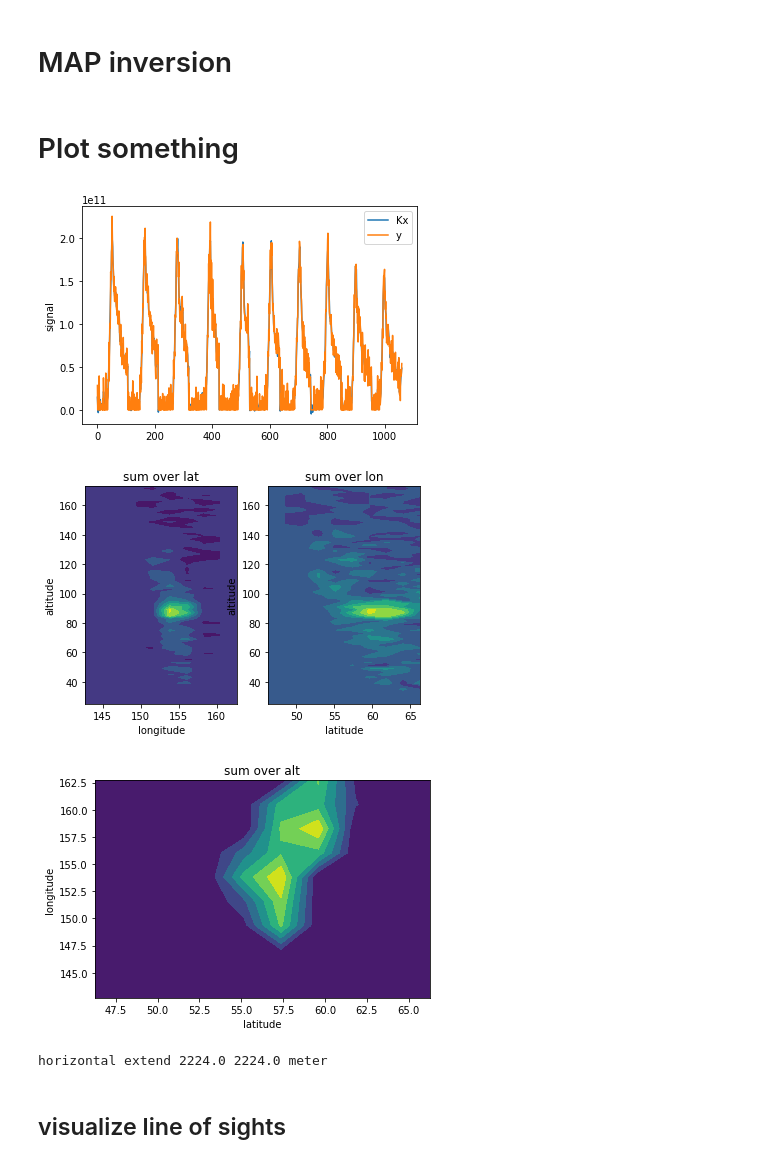
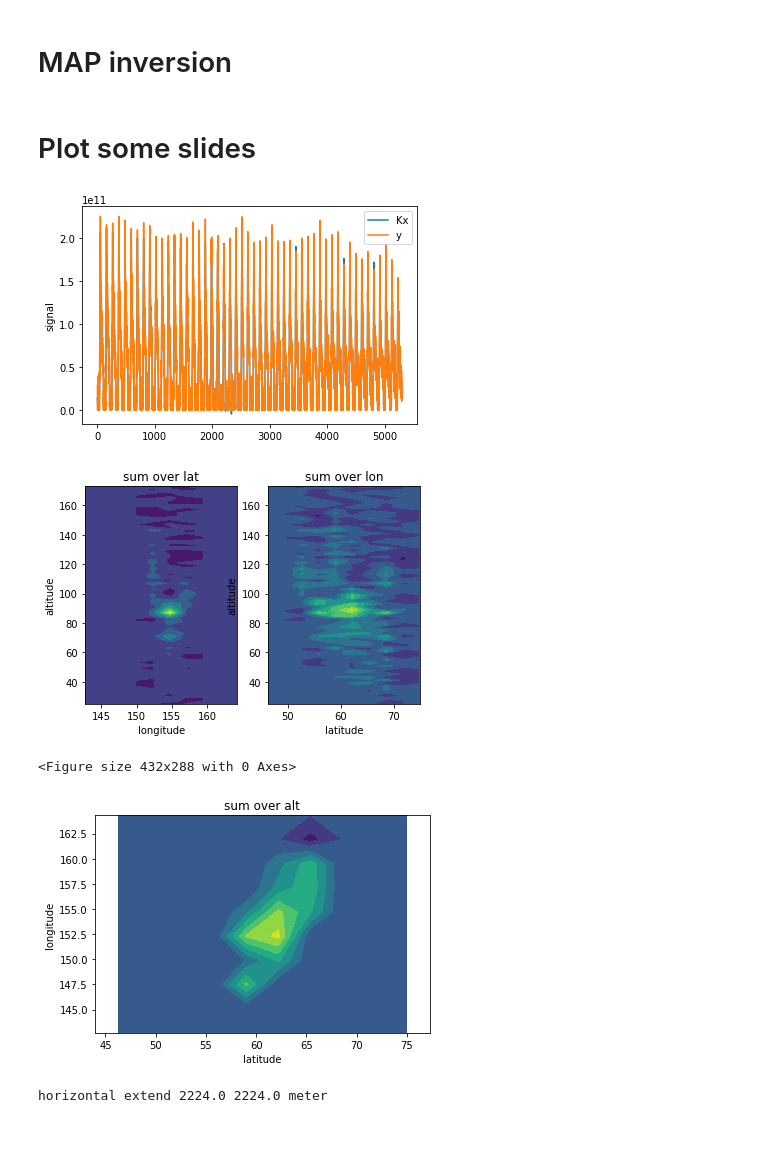
Before and after one commit to Anqi-Li/iris, a Jupyter notebook: notebooks/IRIS Tomography.ipynb, the cells around one changed output. Saved outputs shown, nothing was run; the diff lists cells and outputs as text; code cells hidden in the pictures; blank space fills up the shorter version.

```diff
--- a/notebooks/IRIS Tomography.ipynb
+++ b/notebooks/IRIS Tomography.ipynb
@@ -74,16 +76,16 @@ tan_alt = xr.DataArray(tan_alt, coords=(date, pixel),
 # build jacobian for the chosen images and pixels
 # %%
 #====choose mesurements
-im_lst = np.arange(280,330,5)
+im_lst = np.arange(280,330)
 pix_lst = np.arange(22,128)
 #num of rows of jacobian
 row_len = len(im_lst) * len(pix_lst)
 
 #====define the bin edges (atmosphere grid)
 edges_lat = np.linspace(tan_lat.isel(date=im_lst).min()-10,
-                        tan_lat.isel(date=im_lst).min()+10, 10)
+                        tan_lat.isel(date=im_lst).max()+10, 10)
 edges_lon = np.linspace(tan_lon.isel(date=im_lst).min()-10,
-                        tan_lon.isel(date=im_lst).min()+10, 10)
+                        tan_lon.isel(date=im_lst).max()+10, 10)
 edges_alt = np.arange(25e3, 175e3, 2e3)
 edges = edges_lat, edges_lon, edges_alt
 #num of columns of jacobian
@@ -98,6 +100,7 @@ K_row_idx = []
 K_col_idx = []
 K_value = []
 dll = dl * np.ones(nop) #temp
+all_los_lat, all_los_lon, all_los_alt = [], [], []
 
 measurement_id = 0
 for image in im_lst:#range(im_start, im_end):
@@ -106,6 +109,9 @@ for image in im_lst:#range(im_start, im_end):
     lx, ly, lz = los_points_fix_dl(sc_look[image], sc_pos[image], dl=dl, nop=nop)
     #====convert xyz to lat lon alt for all points
     los_lat, los_lon, los_alt = ecef2lla(lx, ly, lz)
+    all_los_lat.append(los_lat)
+    all_los_lon.append(los_lon)
+    all_los_alt.append(los_alt)
 
     #====build K
     for pix in pix_lst:#range(pix_start, pix_end):
@@ -116,6 +122,7 @@ for image in im_lst:#range(im_start, im_end):
         K_value.append(pathlength)
         measurement_id += 1
 
+
 K_row_idx = np.concatenate(K_row_idx).astype('int')
 K_col_idx = np.concatenate(K_col_idx).astype('int')
 K_value = np.concatenate(K_value) # in meter
@@ -140,7 +227,7 @@ result = x_hat.reshape(len(edges_lat)+1, len(edges_lon)+1, len(edges_alt)+1)
 result = xr.DataArray(result[:-1,:-1,:-1], coords=(edges_lat, edges_lon, edges_alt),
                       dims=('lat', 'lon', 'alt')) #temp
 # %% [markdown]
-# Plot something
+# Plot some slides
 # %%
 %matplotlib inline
 #====check residual
@@ -148,43 +235,43 @@ plt.figure()
 plt.plot(K_coo.dot(x_hat), label='Kx')
 plt.plot(y, label='y')
 plt.ylabel('signal')
 plt.legend()
 plt.show()
 
 #====contour plot
 plt.figure()
 
 plt.subplot(121)
 plt.contourf(edges_lon, edges_alt*1e-3, result.sum(axis=0).T)
 plt.xlabel('longitude')
 plt.ylabel('altitude')
 plt.title('sum over lat')
 
 plt.subplot(122)
 plt.contourf(edges_lat, edges_alt*1e-3, result.sum(axis=1).T)
 plt.xlabel('latitude')
 plt.ylabel('altitude')
 plt.title('sum over lon')
 
 plt.show()
 
 plt.figure()
-#plt.subplot(121)
-plt.contourf(edges_lat, edges_lon, result.sum(axis=2))
+fig, ax = plt.subplots()
+ax.contourf(edges_lat, edges_lon, result.sum(axis=2))
+ax.axis('equal')
 plt.xlabel('latitude')
 plt.ylabel('longitude')
 plt.title('sum over alt')
 
 plt.show()
 # %% [output]
-[figure, old version]
+[figure, new version]
-[figure, old version]
+[figure, new version]
+<Figure size 432x288 with 0 Axes>
-[figure, old version]
+[figure, new version]
 # %%
 R = 6370e3
 flat_lat, flat_lon = edges_lat/180*np.pi*R*1e-3, edges_lon/180*np.pi*R*1e-3
 print('horizontal extend',round(flat_lat[-1]-flat_lat[0]), round(flat_lon[-1]-flat_lon[0]), 'meter')
 # %% [output]
 horizontal extend 2224.0 2224.0 meter
-# %% [markdown]
-## visualize line of sights
```
Also changed, not shown: parts of 12 cells of this notebook, 2 other files.
